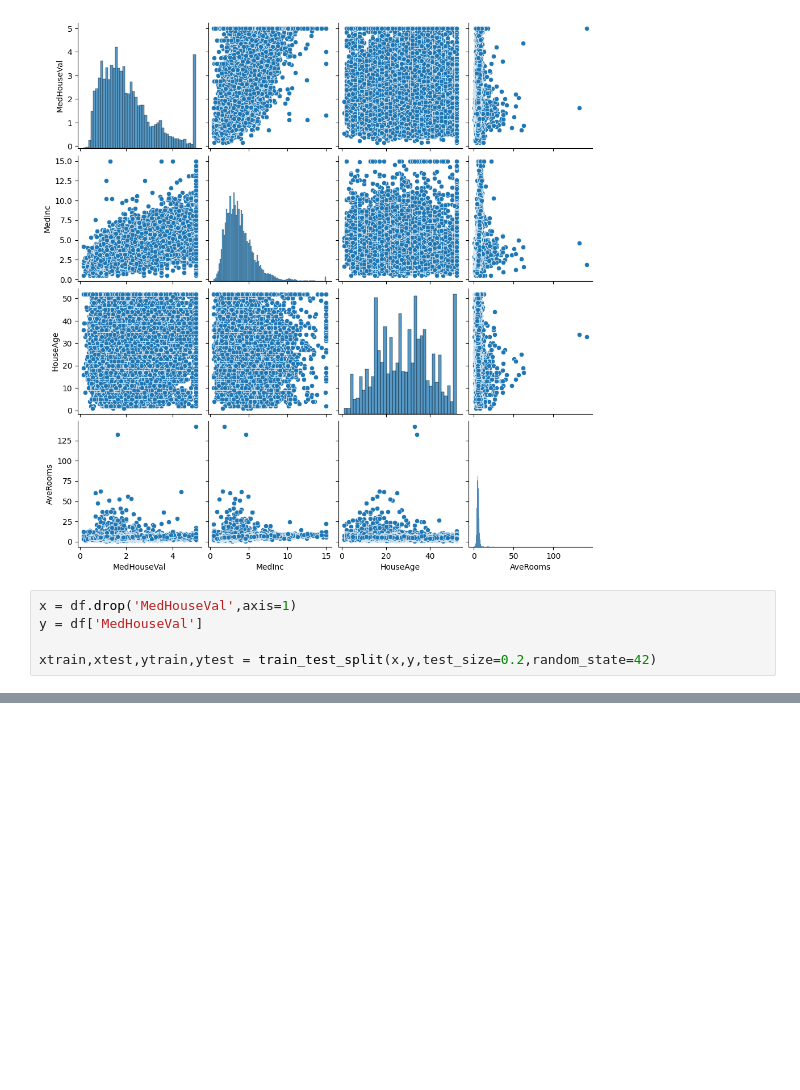
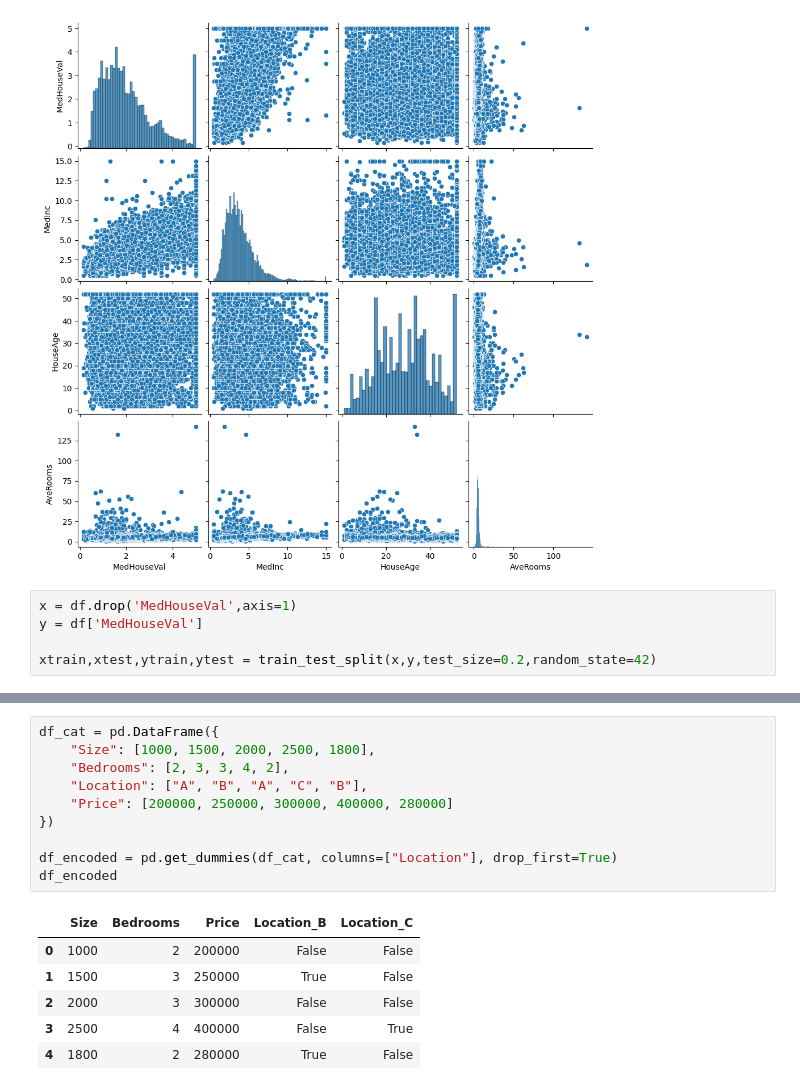
Before and after one commit to RoktimTaye/TIHAN-HYDRABAD-CLASSES, a Jupyter notebook: MODULE 3/PRACTICE/prac6.ipynb, the cells around one changed output, grey strips where cells are left out. Drawn from its saved outputs; the diff is of its cells as text; blank space fills up the shorter version.

```diff
--- a/MODULE 3/PRACTICE/prac6.ipynb
+++ b/MODULE 3/PRACTICE/prac6.ipynb
@@ -56,0 +142,17 @@ print
+# %%
+df_cat = pd.DataFrame({
+    "Size": [1000, 1500, 2000, 2500, 1800],
+    "Bedrooms": [2, 3, 3, 4, 2],
+    "Location": ["A", "B", "A", "C", "B"],
+    "Price": [200000, 250000, 300000, 400000, 280000]
+})
+
+df_encoded = pd.get_dummies(df_cat, columns=["Location"], drop_first=True)
+df_encoded
+# %% [output]
+|  | Size | Bedrooms | Price | Location_B | Location_C |
+| 0 | 1000 | 2 | 200000 | False | False |
+| 1 | 1500 | 3 | 250000 | True | False |
+| 2 | 2000 | 3 | 300000 | False | False |
+| 3 | 2500 | 4 | 400000 | False | True |
+| 4 | 1800 | 2 | 280000 | True | False |
```
Also changed, not shown: parts of 10 cells of this notebook, 1 other file.
